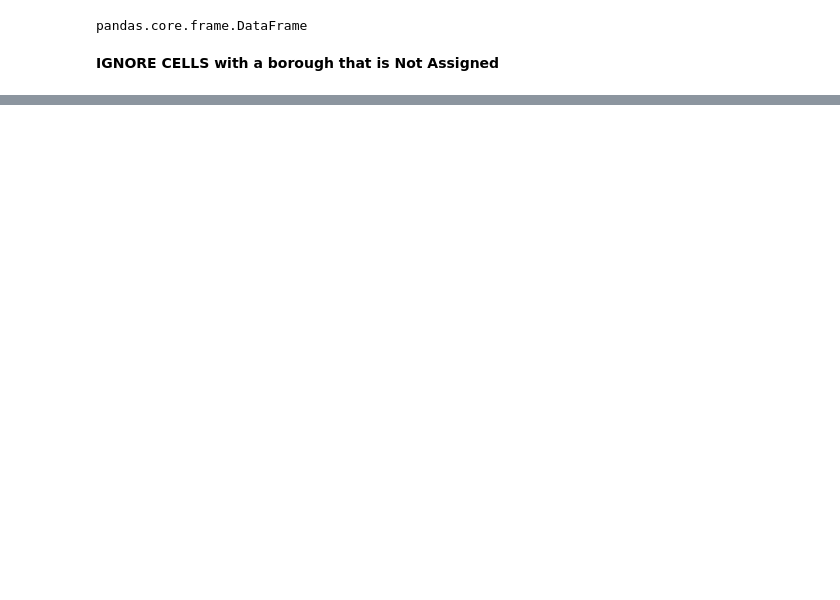
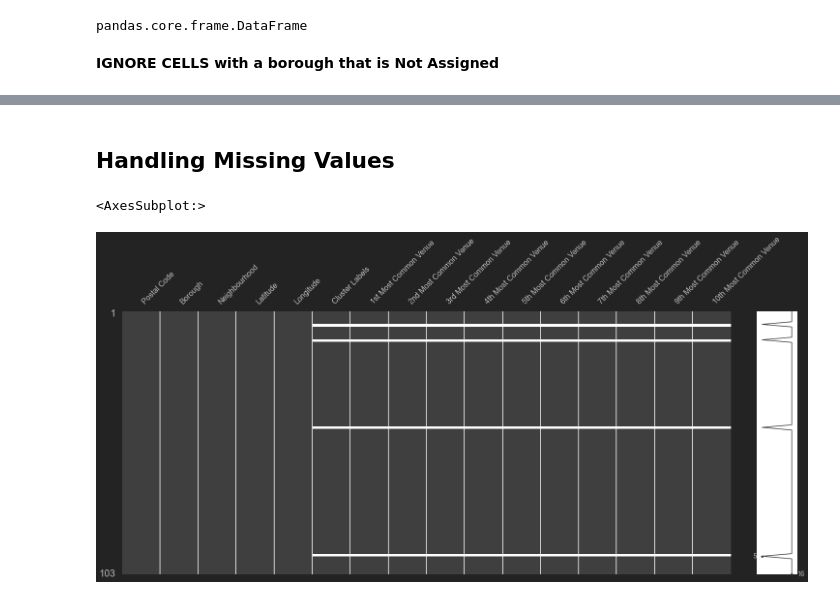
Before and after one commit to mikabtbr/Coursera_Capstone, a Jupyter notebook: Week 3 - Applied Data Science Capstone.ipynb, the cells around one changed output, grey strips where cells are left out. Drawn from its saved outputs; the diff is of its cells as text; code cells hidden in the pictures; blank space fills up the shorter version.

```diff
--- a/Week 3 - Applied Data Science Capstone.ipynb
+++ b/Week 3 - Applied Data Science Capstone.ipynb
@@ -161,0 +521,21 @@ data.shape
+# %%
+num_top_venues = 10
+
+indicators = ['st', 'nd', 'rd']
+
+# create columns according to number of top venues
+columns = ['Neighbourhood']
+for ind in np.arange(num_top_venues):
+    try:
+        columns.append('{}{} Most Common Venue'.format(ind+1, indicators[ind]))
+    except:
+        columns.append('{}th Most Common Venue'.format(ind+1))
+
+# create a new dataframe
+neighborhoods_venues_sorted = pd.DataFrame(columns=columns)
+neighborhoods_venues_sorted['Neighbourhood'] = toronto_grouped['Neighbourhood']
+
+for ind in np.arange(toronto_grouped.shape[0]):
+    neighborhoods_venues_sorted.iloc[ind, 1:] = return_most_common_venues(toronto_grouped.iloc[ind, :], num_top_venues)
+
+neighborhoods_venues_sorted.head()
@@ -161,0 +555,9 @@ data.shape
+# %%
+# set number of clusters
+k_num_clusters = 5
+
+toronto_grouped_clustering = toronto_grouped.drop('Neighbourhood', 1)
+
+# run k-means clustering
+kmeans = KMeans(n_clusters=k_num_clusters, random_state=0).fit(toronto_grouped_clustering)
+kmeans
@@ -161,0 +581,2 @@ data.shape
+# %%
+neighborhoods_venues_sorted.insert(0, 'Cluster Labels', kmeans.labels_)
@@ -161,0 +585,6 @@ data.shape
+# %%
+toronto_merged = data_merged
+
+toronto_merged = toronto_merged.join(neighborhoods_venues_sorted.set_index('Neighbourhood'), on='Neighbourhood')
+
+toronto_merged.head()
@@ -161,0 +598,2 @@ data.shape
+# %% [markdown]
+## Handling Missing Values
@@ -161,0 +602,5 @@ data.shape
+# %%
+msno.matrix(toronto_merged)
+# %% [output]
+<AxesSubplot:>
+[figure, added]
```
Also changed, not shown: parts of 99 cells of this notebook.
